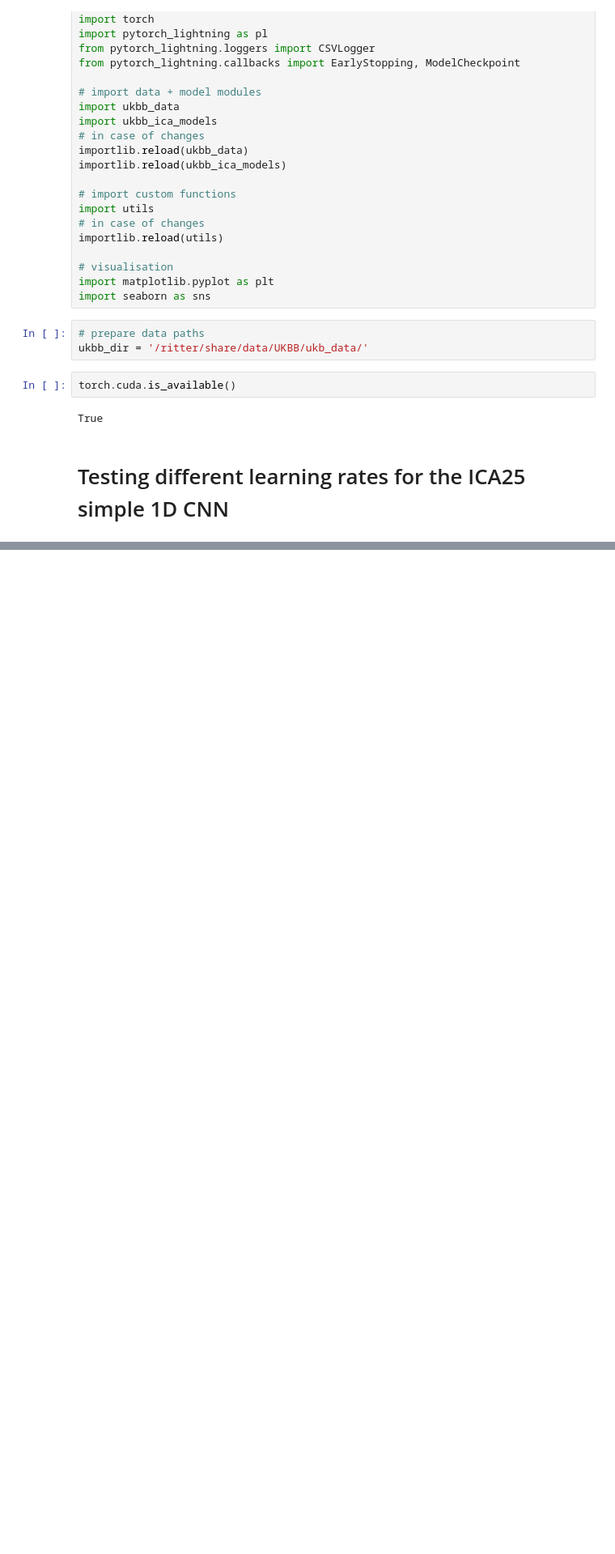
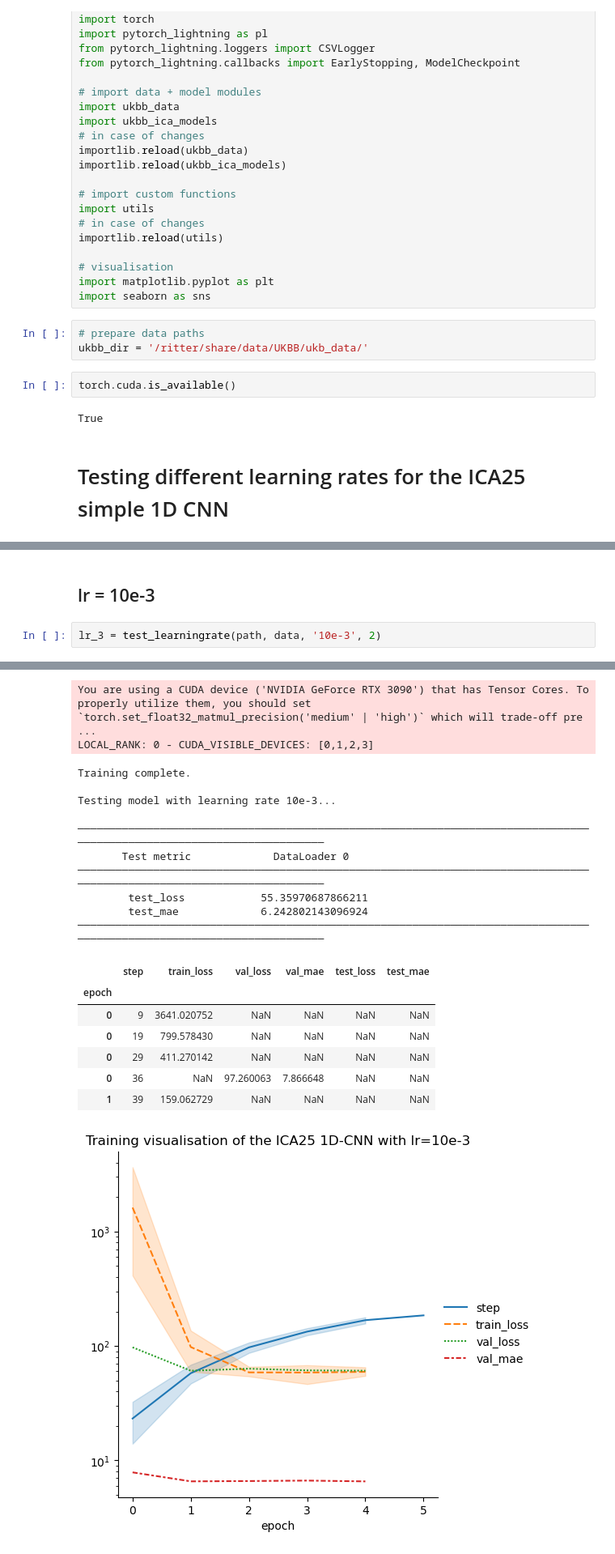
Before and after one commit to laura-riedel/IM, a Jupyter notebook: src/ICA25 - 1D CNN learning rate.ipynb, the cells around one changed output, grey strips where cells are left out. Shown at 81% size. Drawn from its saved outputs; the diff is of its cells as text; blank space fills up the shorter version.

```diff
--- a/src/ICA25 - 1D CNN learning rate.ipynb
+++ b/src/ICA25 - 1D CNN learning rate.ipynb
@@ -81,0 +146,5 @@ for lr in lrs:
+# %% [markdown]
+## lr = 10e-3
+# %%
+lr_3 = test_learningrate(path, data, '10e-3', 2)
+# %% [output]
@@ -81,0 +168,19 @@ for lr in lrs:
+You are using a CUDA device ('NVIDIA GeForce RTX 3090') that has Tensor Cores. To properly utilize them, you should set `torch.set_float32_matmul_precision('medium' | 'high')` which will trade-off pre ...
+LOCAL_RANK: 0 - CUDA_VISIBLE_DEVICES: [0,1,2,3]
+Training complete.
+
+Testing model with learning rate 10e-3...
+────────────────────────────────────────────────────────────────────────────────────────────────────────────────────────
+       Test metric             DataLoader 0
+────────────────────────────────────────────────────────────────────────────────────────────────────────────────────────
+        test_loss            55.35970687866211
+        test_mae             6.242802143096924
+────────────────────────────────────────────────────────────────────────────────────────────────────────────────────────
+|  | step | train_loss | val_loss | val_mae | test_loss | test_mae |
+| epoch |  |  |  |  |  |  |
+| 0 | 9 | 3641.020752 | NaN | NaN | NaN | NaN |
+| 0 | 19 | 799.578430 | NaN | NaN | NaN | NaN |
+| 0 | 29 | 411.270142 | NaN | NaN | NaN | NaN |
+| 0 | 36 | NaN | 97.260063 | 7.866648 | NaN | NaN |
+| 1 | 39 | 159.062729 | NaN | NaN | NaN | NaN |
+[figure, added]
```
Also changed, not shown: parts of 13 cells of this notebook, 37 other files.
